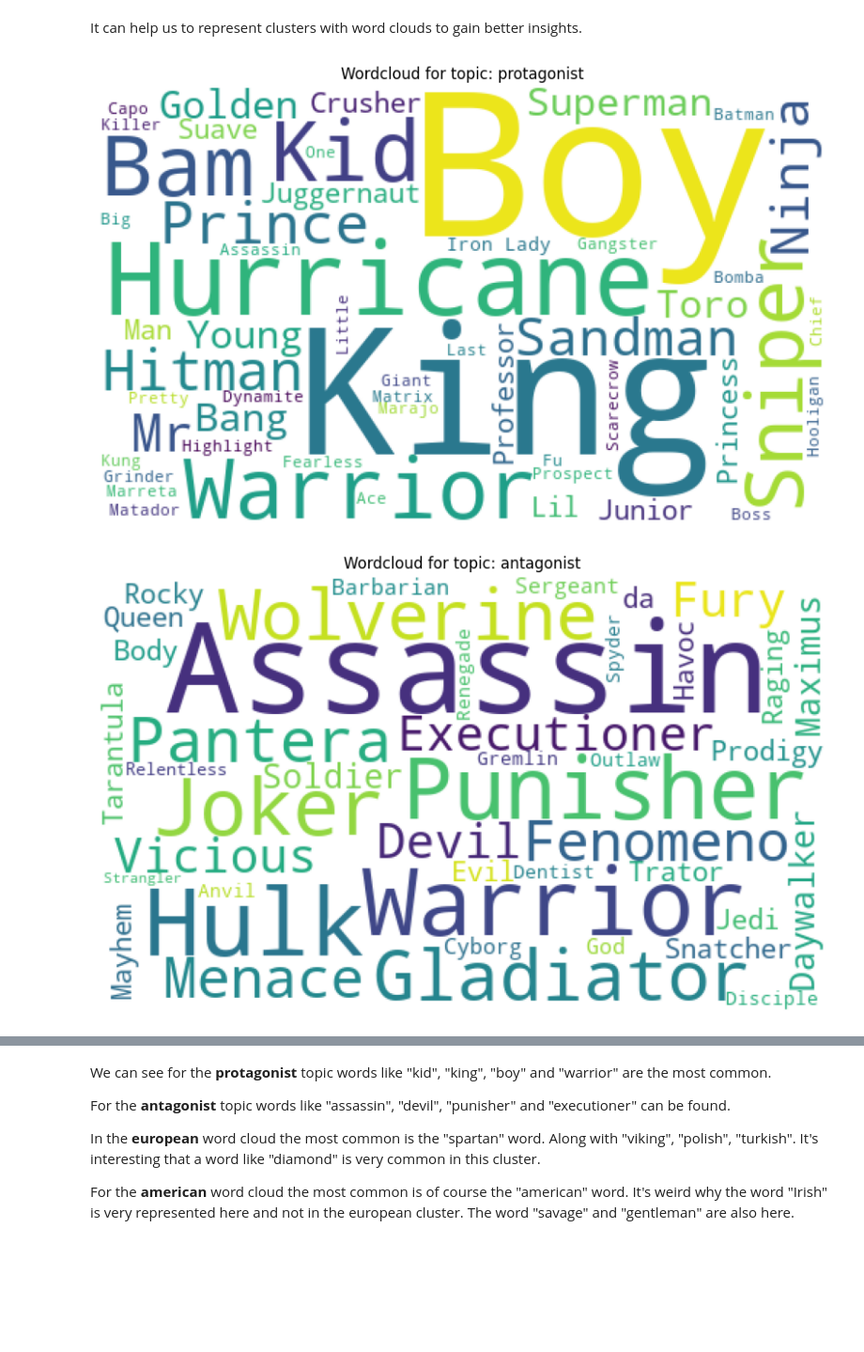
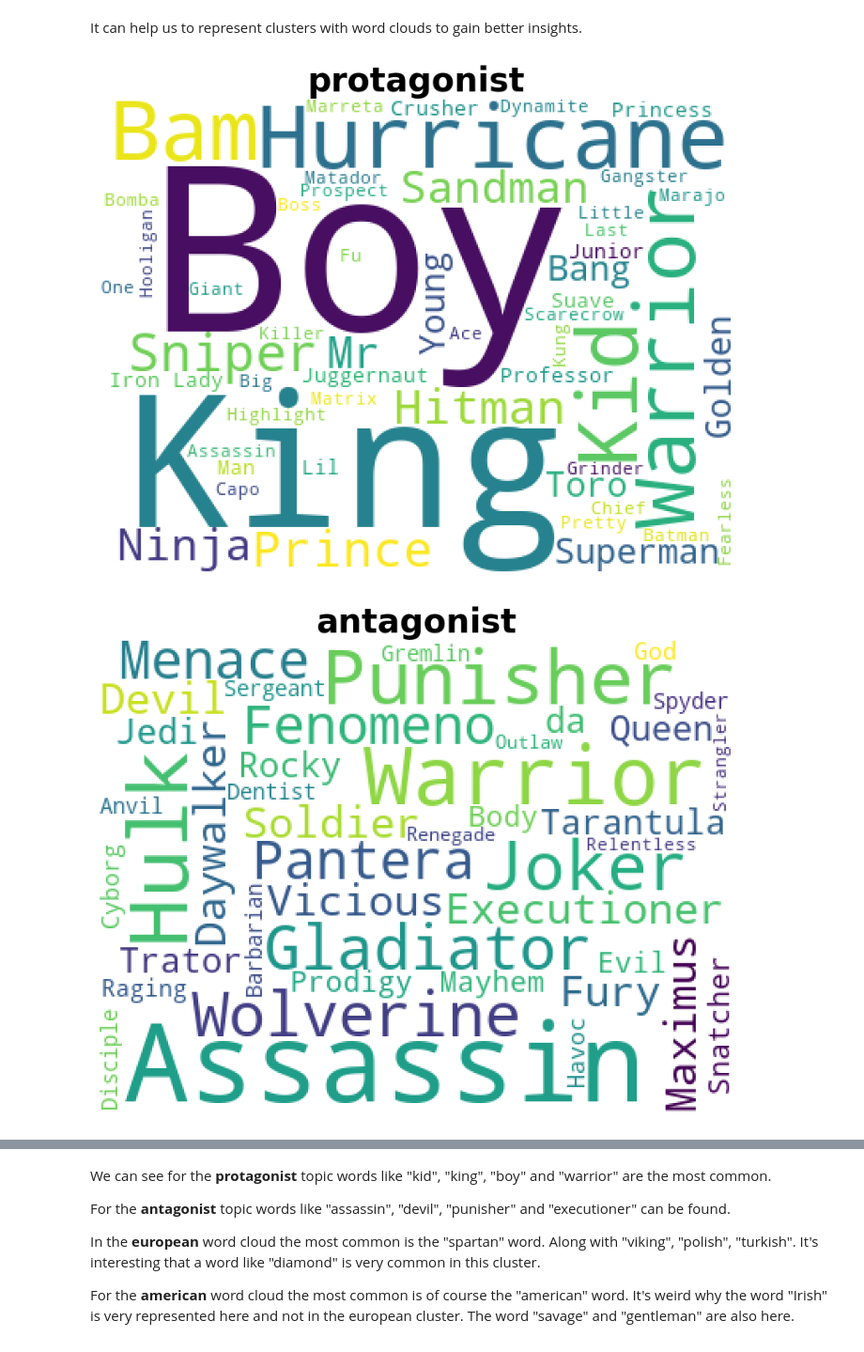
Before and after one commit to lucijaaleksic/dopp, a Jupyter notebook: Question_2.ipynb, the cells around one changed output, grey strips where cells are left out. Shown at 94% size. Saved outputs shown, nothing was run; the diff lists cells and outputs as text; code cells hidden in the pictures; blank space fills up the shorter version.

```diff
--- a/Question_2.ipynb
+++ b/Question_2.ipynb
@@ -192,18 +192,21 @@ import numpy as np
 # pretrained model for embedding sentences
 model = SentenceTransformer('all-MiniLM-L6-v2')
 
-topics = ["protagonist", "antagonist", # narrative
-           "european", "american", "latino", "asian", # geographic
-           "animal", "supernatural", "death" # thematic
-           ]
+topics = [
+    "protagonist", "antagonist",  # narrative
+    "european", "american", "latino", "asian",  # geographic
+    "animal", "supernatural", "death"  # thematic
+]
 
 topic_embeddings = model.encode(topics)
 nickname_embeddings = model.encode(nicknames["clean"].values)
+
 
 def find_closest_topic(nickname_embedding, topic_embeddings, topics):
     similarities = cosine_similarity([nickname_embedding], topic_embeddings)[0]
     closest_topic_idx = np.argmax(similarities)
     return topics[closest_topic_idx]
+
 
 nicknames["assigned_topic"] = [
     find_closest_topic(nickname_embedding, topic_embeddings, topics)
@@ -236,19 +239,19 @@ It can help us to represent clusters with word clouds to gain better insights.
 # %%
 from wordcloud import WordCloud
 
 # visualize wordcloud for each topic
 for topic in topics:
-    wordcloud = WordCloud(width = 500, height = 300,
+    wordcloud = WordCloud(width = 400, height = 300,
                 background_color ='white',
                 stopwords = set(stopwords.words('english')),
                 min_font_size = 10).generate(" ".join(nicknames[nicknames["assigned_topic"] == topic]["clean"]))
 
     plt.figure(figsize = (8, 8), facecolor = None)
     plt.imshow(wordcloud)
     plt.axis("off")
     plt.tight_layout(pad = 0)
-    plt.title(f"Wordcloud for topic: {topic}")
+    plt.title(f"{topic}", fontsize=30, color="black", fontweight="bold")
     plt.show()
 # %% [output]
-[figure, old version]
+[figure, new version]
-[figure, old version]
+[figure, new version]
```
Also changed, not shown: parts of 3 cells of this notebook.
